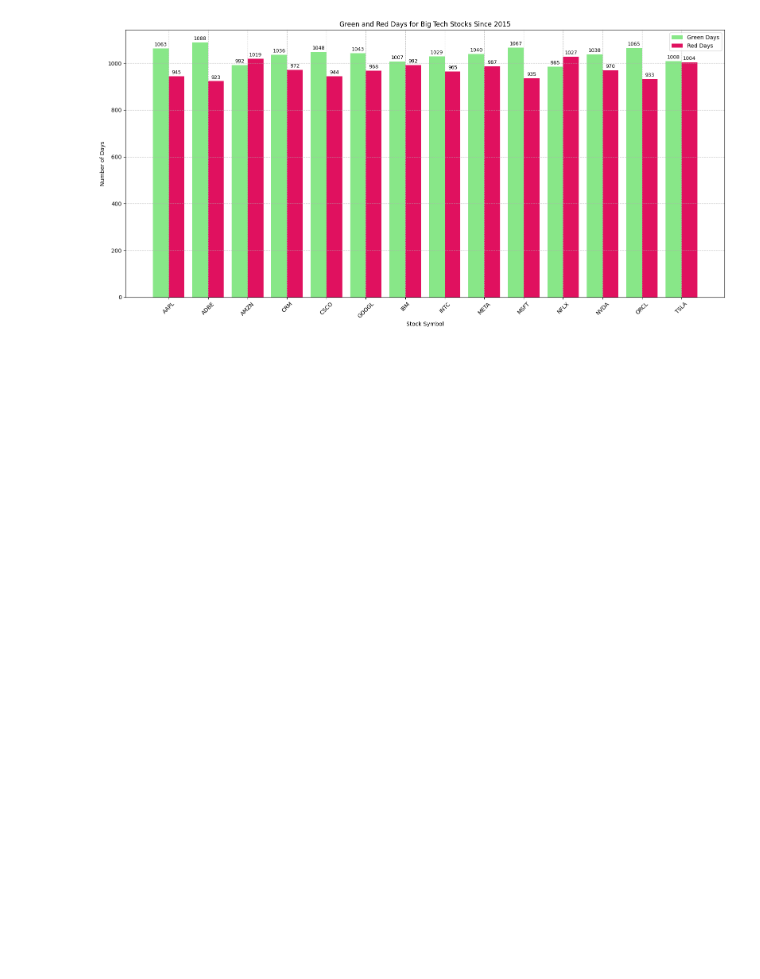
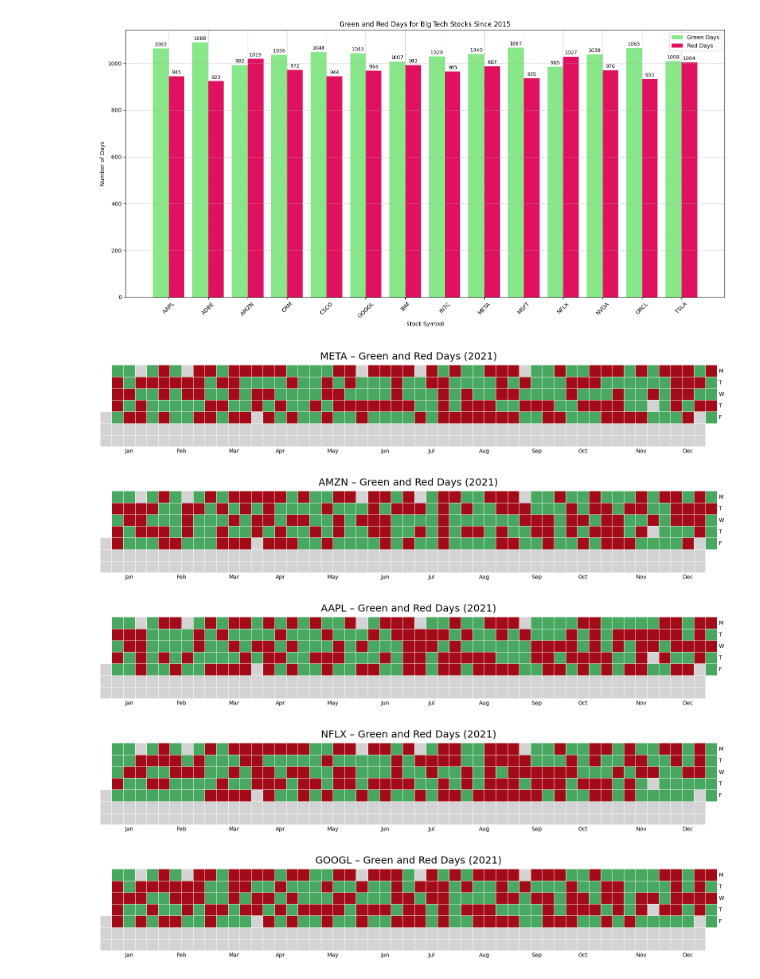
Before and after one commit to mhayeri/tidytuesday, a Jupyter notebook: datasets/2023-02-07_Big-Tech-Stock-Prices/big_tech_stock_prices.ipynb, the cells around one changed output. Drawn from its saved outputs; the diff is of its cells as text; code cells hidden in the pictures; blank space fills up the shorter version.

Commit message:
[dataset 2023-02-07]: added calmap of FAANG stock performance in 2021

```diff
--- a/datasets/2023-02-07_Big-Tech-Stock-Prices/big_tech_stock_prices.ipynb
+++ b/datasets/2023-02-07_Big-Tech-Stock-Prices/big_tech_stock_prices.ipynb
@@ -167,3 +170,55 @@ plt.tight_layout()
 plt.show()
 # %% [output]
 [figure]
+# %%
+# FAANG tickers
+faang_tickers = ["META", "AMZN", "AAPL", "NFLX", "GOOGL"]
+
+custom_cmap = LinearSegmentedColormap.from_list(
+    "green_red", ["#48A860", "#A30B18"], N=256
+)
+
+# Loop through each FAANG stock
+for ticker in faang_tickers:
+    stock_df = df[df["stock_symbol"] == ticker].copy()
+
+    # Ensure 'date' is datetime and filter for 2020
+    stock_df["date"] = pd.to_datetime(stock_df["date"])
+    stock_df = stock_df[stock_df["date"].dt.year == 2021]
+
+    # Create green/red indicator: 1 = green day, -1 = red day
+    stock_df["green_red"] = stock_df.apply(
+        lambda row: 1 if row["close"] > row["open"] else -1, axis=1
+    )
+
+    # Create Series with 'date' as index and green/red as values
+    series = pd.Series(data=stock_df["green_red"].values, index=stock_df["date"])
+
+    # Create figure with custom size
+    fig, ax = plt.subplots(figsize=(20, 10))  # Adjust size as needed
+
+    # Plot using calmap.yearplot with custom axis
+    calmap.yearplot(
+        series,
+        year=2021,
+        how=None,
+        cmap=custom_cmap,
+        vmin=-1,
+        vmax=1,
+        fillcolor="lightgray",
+        linewidth=0.5,
+        daylabels="MTWTF",
+        ax=ax,
+    )
+
+    # Set title and adjust spacing
+    ax.set_title(f"{ticker} – Green and Red Days (2021)", fontsize=18, pad=10)
+    plt.subplots_adjust(top=0.90)
+
+    plt.show()
+# %% [output]
+[figure, added]
+[figure, added]
+[figure, added]
+[figure, added]
+[figure, added]
```
Also changed, not shown: parts of 1 cell of this notebook.
